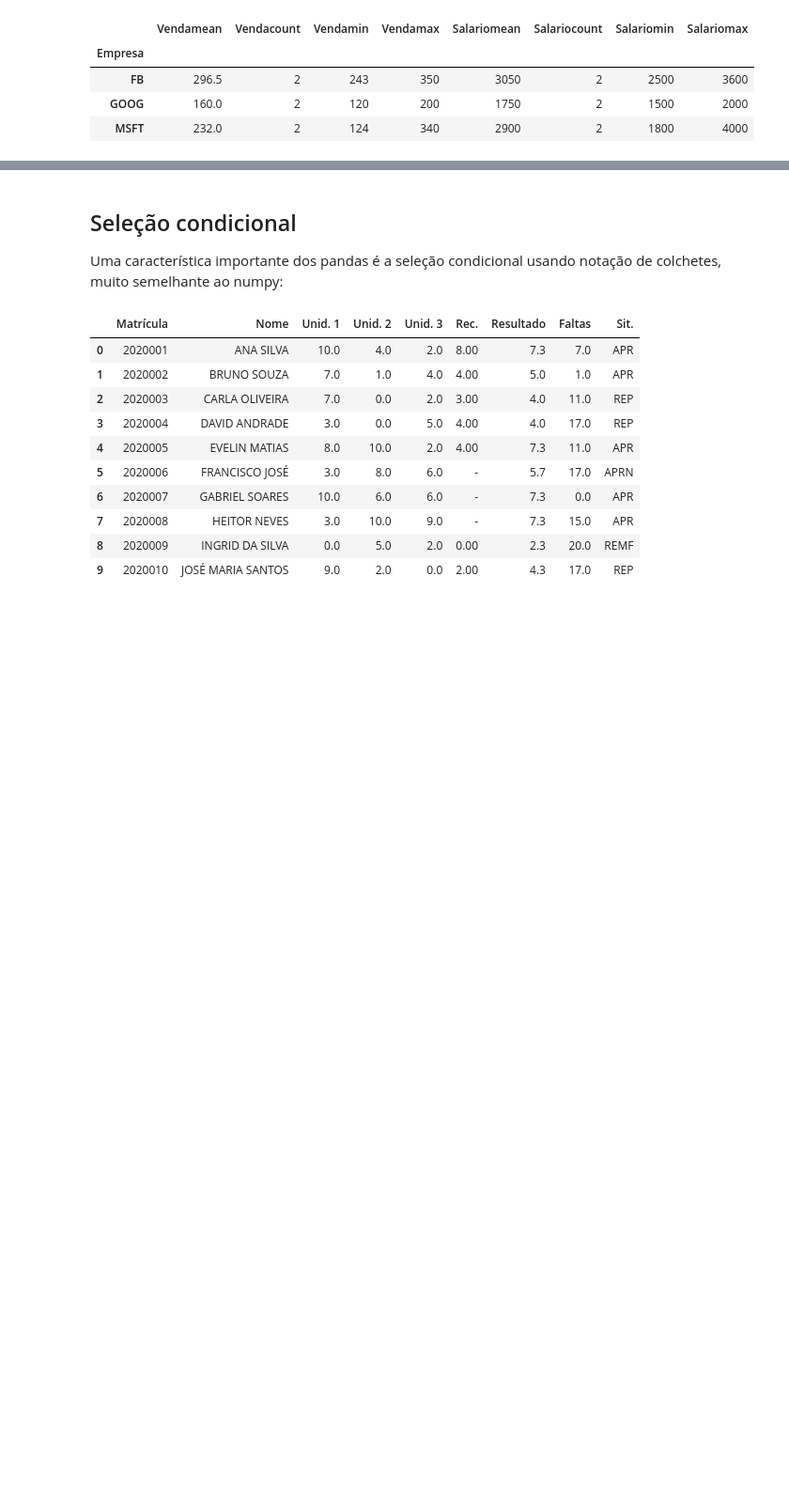
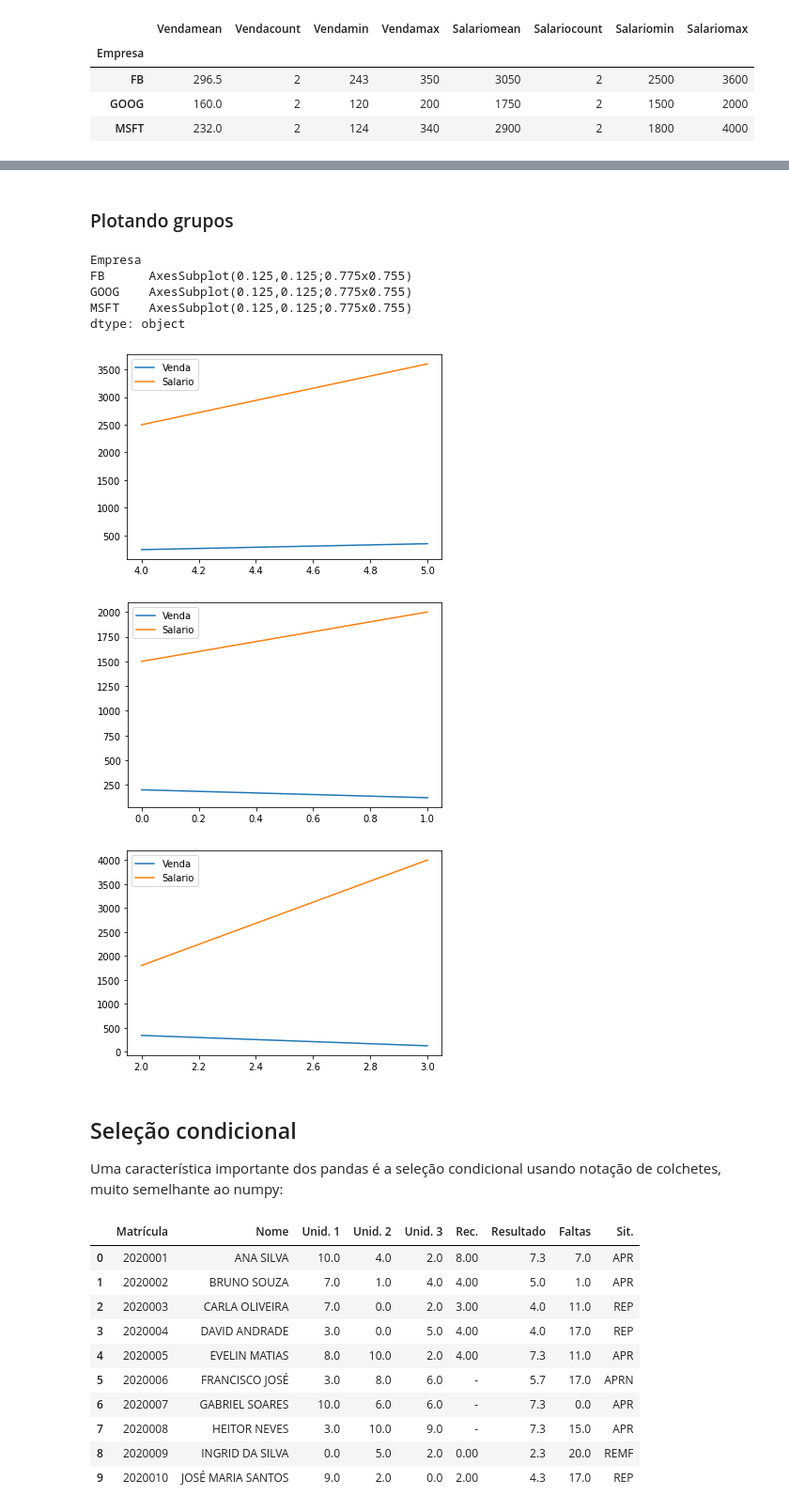
Before and after one commit to lauraemmanuella/DataScience, a Jupyter notebook: 4_AnaliseExplicita.ipynb, the cells around one changed output, grey strips where cells are left out. Shown: that part at 94% size. Cells and saved outputs as stored; diff of their text form; code cells hidden in the pictures; blank space fills up the shorter version.

```diff
--- a/4_AnaliseExplicita.ipynb
+++ b/4_AnaliseExplicita.ipynb
@@ -461,3 +519,16 @@ agregado
+# %% [markdown]
+### Plotando grupos
+# %%
+por_companhia.plot()
+# %% [output]
+Empresa
+FB      AxesSubplot(0.125,0.125;0.775x0.755)
+GOOG    AxesSubplot(0.125,0.125;0.775x0.755)
+MSFT    AxesSubplot(0.125,0.125;0.775x0.755)
+dtype: object
+[figure, added]
+[figure, added]
+[figure, added]
 # %% [markdown]
 ## Seleção condicional
 
```
Also changed, not shown: parts of 19 cells of this notebook.
